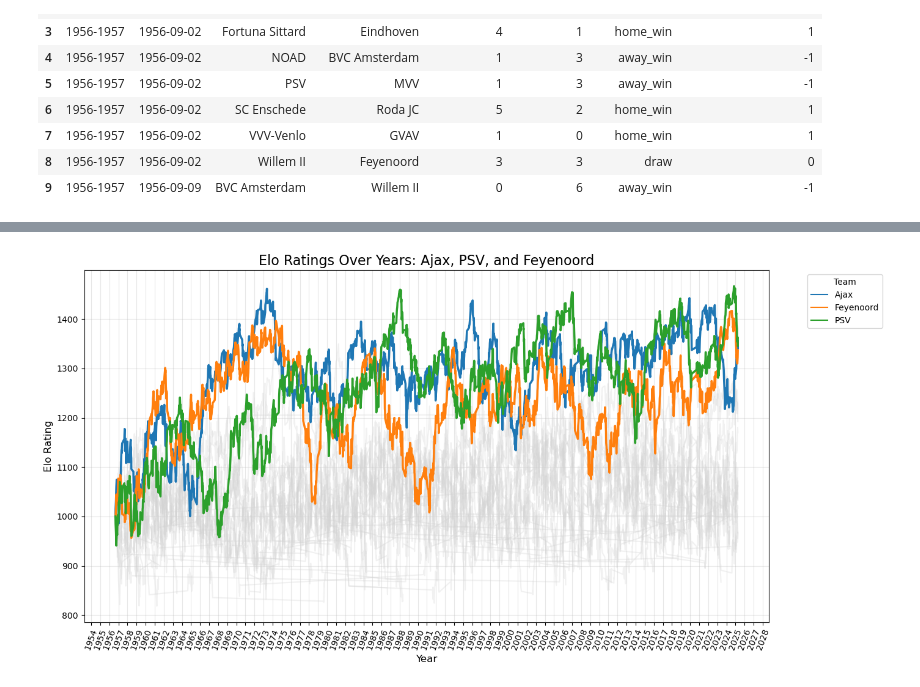
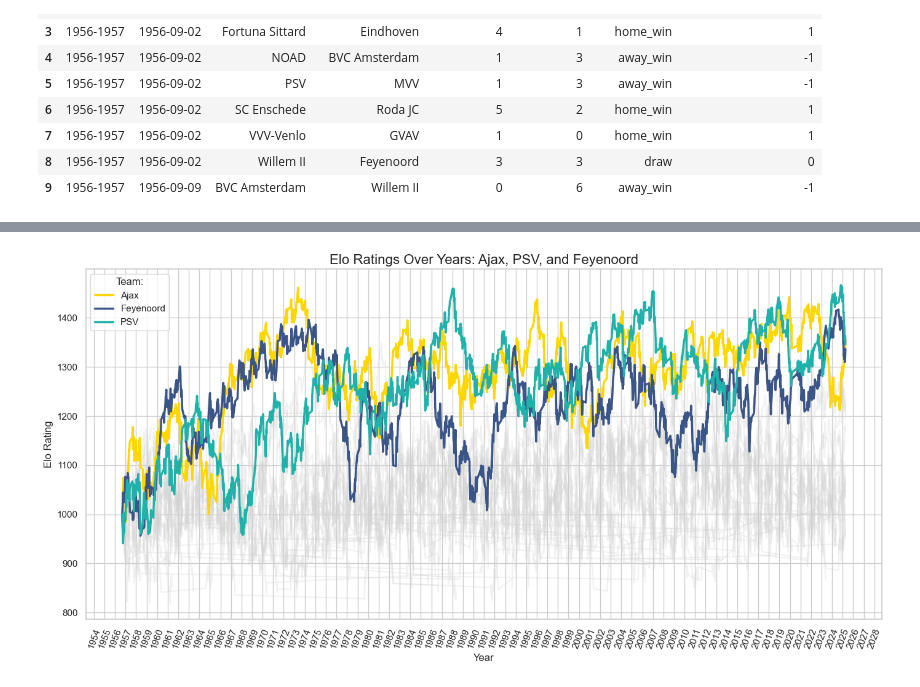
Before and after one commit to MilanKok98/eredivisie-match-prediction, a Jupyter notebook: Notebooks/3. feature_engineering.ipynb, the cells around one changed output, grey strips where cells are left out. Saved outputs shown, nothing was run; the diff lists cells and outputs as text; code cells hidden in the pictures.

```diff
--- a/Notebooks/3. feature_engineering.ipynb
+++ b/Notebooks/3. feature_engineering.ipynb
@@ -23,6 +28,10 @@ import numpy as np
 import matplotlib.pyplot as plt
 import seaborn as sns
 from matplotlib.dates import YearLocator, DateFormatter
+
+# Set seaborn style for plots
+sns.set(style="whitegrid")
+sns.set_palette(sns.color_palette("pastel"))
 # %% [markdown]
 ## Functions:
 # %%
@@ -187,33 +519,33 @@ sns.lineplot(
     y='elo_rating',
     hue='team',
     palette=['lightgray'] * len(df_other['team'].unique()),
     alpha=0.3,
     legend=False
 )
 
 # Plot highlighted teams
 sns.lineplot(
     data=df_highlight,
     x='date',
     y='elo_rating',
     hue='team',
+    palette = ["gold", "#3c5587", "lightseagreen"],
     linewidth=2.5,
     estimator=None
 )
 
 # Configure x-axis to show years
 ax = plt.gca()
 ax.xaxis.set_major_locator(YearLocator())  # Tick every year
 ax.xaxis.set_major_formatter(DateFormatter('%Y'))  # Format as just year
 
 plt.title('Elo Ratings Over Years: Ajax, PSV, and Feyenoord', fontsize=16)
 plt.xlabel('Year', fontsize=12)
 plt.ylabel('Elo Rating', fontsize=12)
-plt.legend(title='Team', bbox_to_anchor=(1.05, 1), loc='upper left')
-plt.grid(True, alpha=0.3)
+plt.legend(title='Team:')
 
 plt.xticks(rotation=70)
 plt.tight_layout()
 plt.show()
 # %% [output]
-[figure, old version]
+[figure, new version]
```
Also changed, not shown: parts of 17 cells of this notebook, 11 other files.
